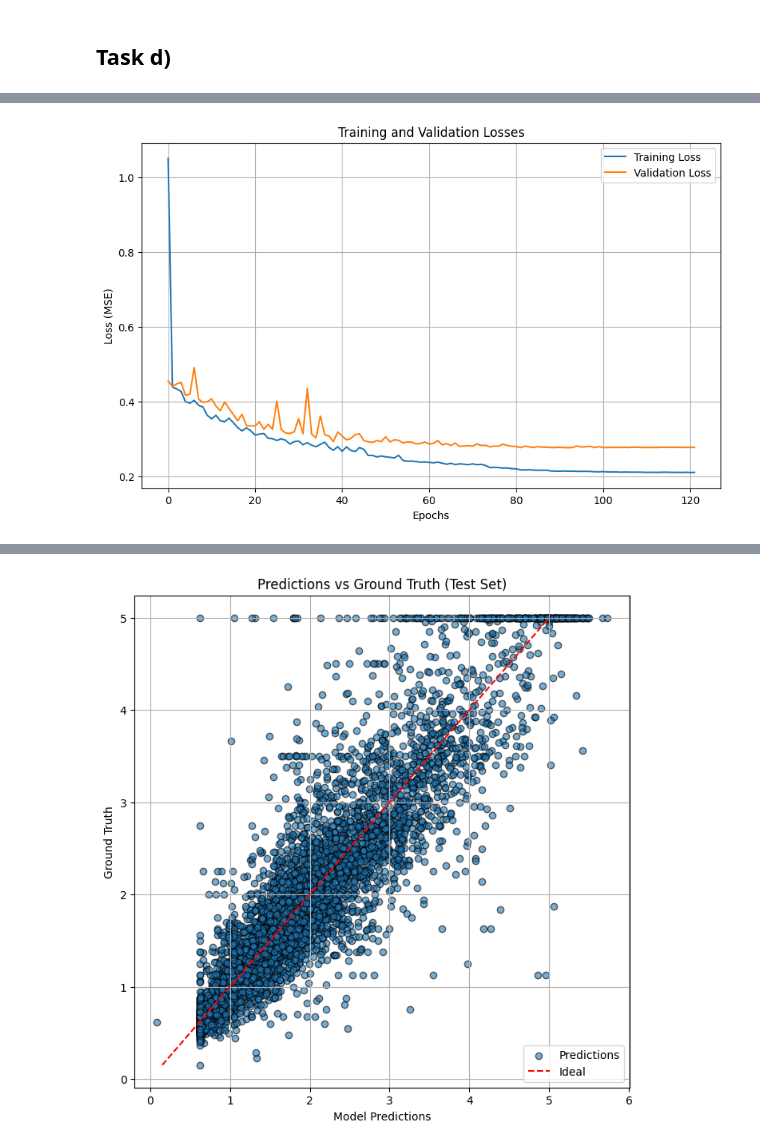
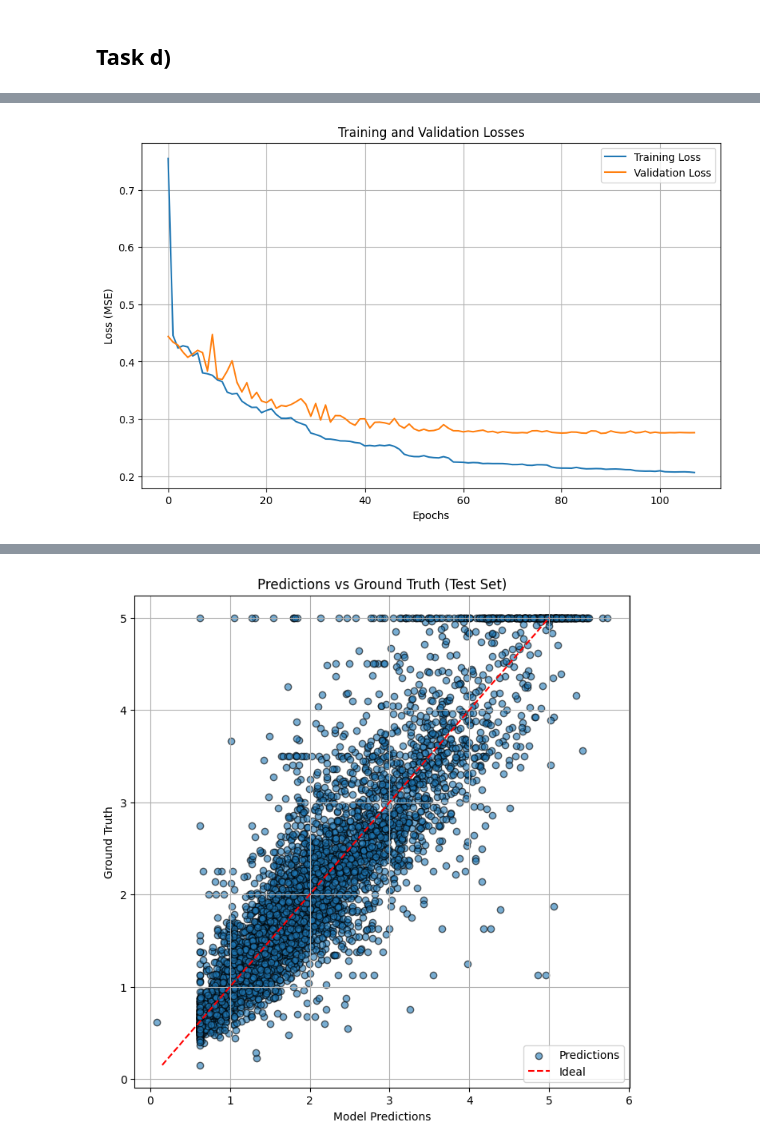
Before and after one commit to NaidaNozic/DeepLearning, a Jupyter notebook: main.ipynb, the cells around one changed output, grey strips where cells are left out. Drawn from its saved outputs; the diff is of its cells as text; code cells hidden in the pictures.

```diff
--- a/main.ipynb
+++ b/main.ipynb
@@ -444,7 +444,7 @@ set_seed(seed)
 generator = torch.Generator()
 generator.manual_seed(0)
 
-batch_size = 128
+batch_size = 50
 train_dataset = TensorDataset(X_new_train, y_new_train)
 train_iter = DataLoader(train_dataset, batch_size=batch_size, shuffle=True, num_workers=0,
     worker_init_fn=seed_worker,
@@ -652,13 +652,13 @@ generator = torch.Generator()
 generator.manual_seed(0)
 
 # **Batch Size**
-batch_size = 128
+batch_size = 50
 
 # **Number of Epochs**
 num_epochs = 200
 
 # **Architecture**
-architecture = [8, 100, 50, 10, 1]
+architecture = [8, 64, 32, 16, 1]
 
 # Ensure the directory for saving models exists
 model_save_dir = "models_optimizer"
@@ -916,9 +916,9 @@ val_iter = DataLoader(val_dataset, batch_size=batch_size, shuffle=False, num_wor
     worker_init_fn=seed_worker,
     generator=generator)
 
-batch_size = 128
+batch_size = 50
 num_epochs = 200
-architecture = [8, 100, 50, 10, 1]
+architecture = [8, 64, 32, 16, 1]
 
 model_save_dir = "models_optimizer"
 if not os.path.exists(model_save_dir):
@@ -984,4 +984,4 @@ Early stopping triggered. Best validation loss: 0.2775
-[figure, old version]
+[figure, new version]
 # %%
 set_seed(seed)
 generator = torch.Generator()
```
Also changed, not shown: parts of 8 cells of this notebook, 37 other files.
